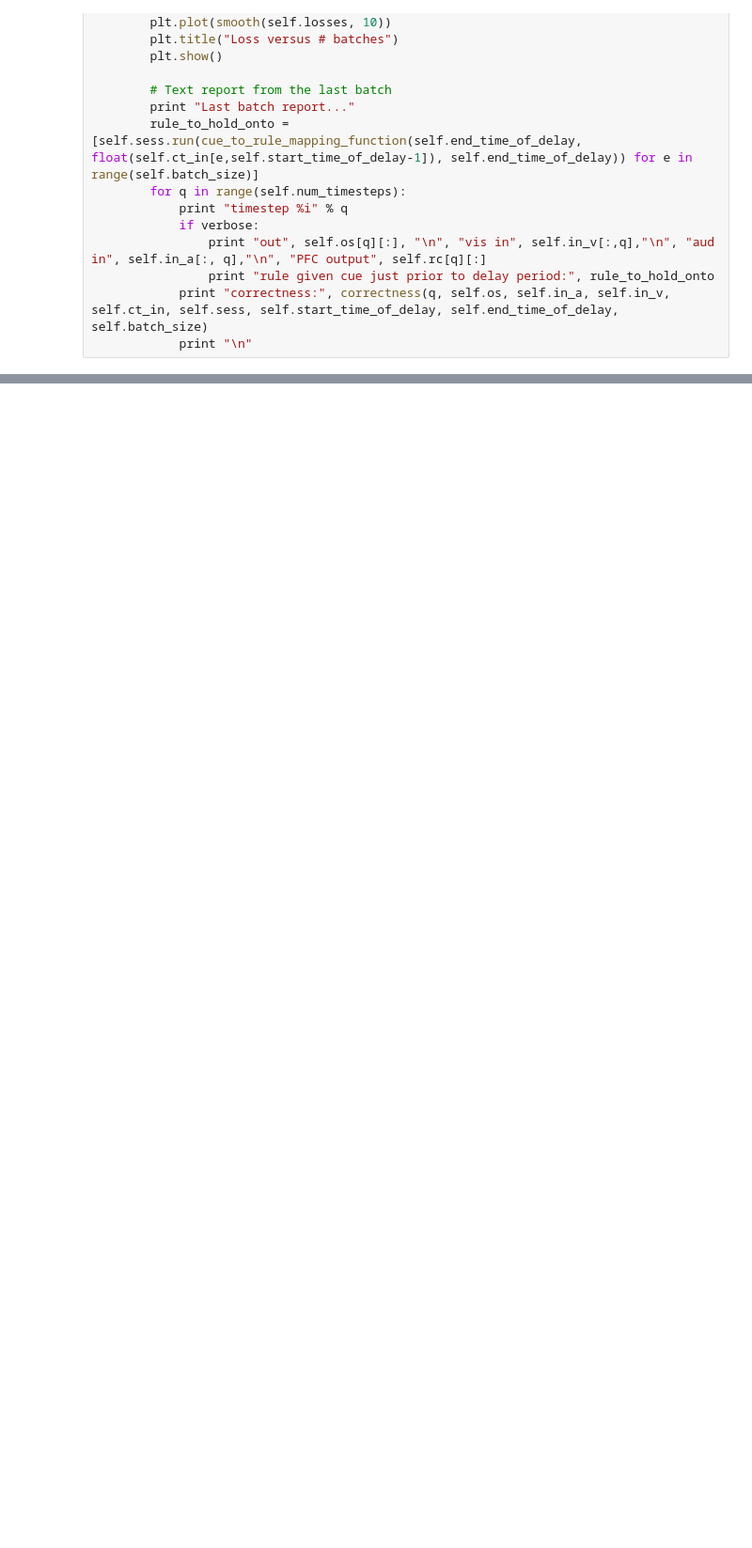
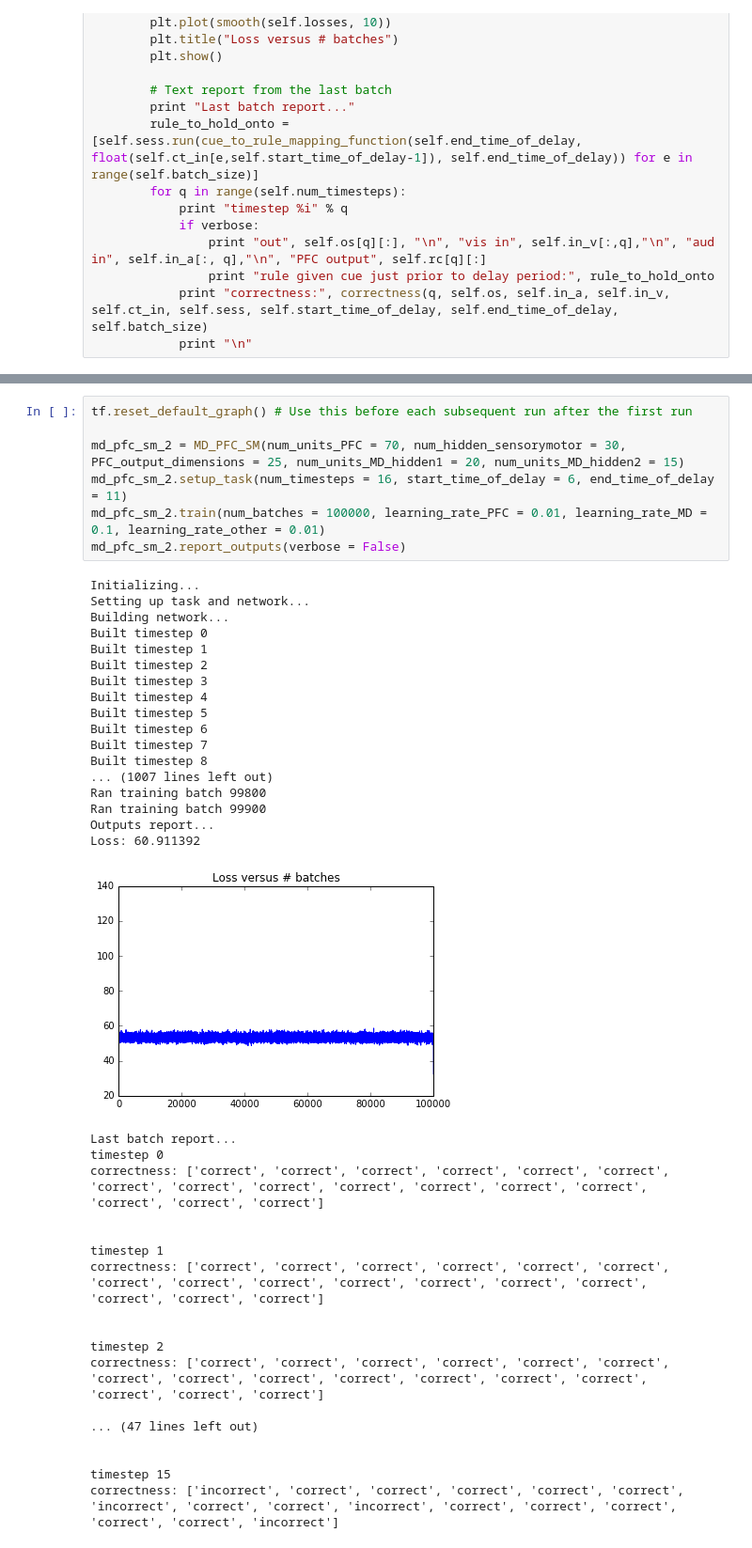
Before and after one commit to adammarblestone-zz/mediodorsalthalamus, a Jupyter notebook: MD_model_v008.ipynb, the cells around one changed output, grey strips where cells are left out. Shown: that part at 94% size. Drawn from its saved outputs; the diff is of its cells as text; blank space fills up the shorter version.

```diff
--- a/MD_model_v008.ipynb
+++ b/MD_model_v008.ipynb
@@ -334,0 +378,43 @@ correctness: ['incorrect', 'incorrect', 'correct', 'incorrect', 'incorrect', 'in
+# %%
+tf.reset_default_graph() # Use this before each subsequent run after the first run
+
+md_pfc_sm_2 = MD_PFC_SM(num_units_PFC = 70, num_hidden_sensorymotor = 30, PFC_output_dimensions = 25, num_units_MD_hidden1 = 20, num_units_MD_hidden2 = 15)
+md_pfc_sm_2.setup_task(num_timesteps = 16, start_time_of_delay = 6, end_time_of_delay = 11)
+md_pfc_sm_2.train(num_batches = 100000, learning_rate_PFC = 0.01, learning_rate_MD = 0.1, learning_rate_other = 0.01)
+md_pfc_sm_2.report_outputs(verbose = False)
+# %% [output]
+Initializing...
+Setting up task and network...
+Building network...
+Built timestep 0
+Built timestep 1
+Built timestep 2
+Built timestep 3
+Built timestep 4
+Built timestep 5
+Built timestep 6
+Built timestep 7
+Built timestep 8
+... (1007 lines left out)
+Ran training batch 99800
+Ran training batch 99900
+Outputs report...
+Loss: 60.911392
+[figure, added]
+Last batch report...
+timestep 0
+correctness: ['correct', 'correct', 'correct', 'correct', 'correct', 'correct', 'correct', 'correct', 'correct', 'correct', 'correct', 'correct', 'correct', 'correct', 'correct', 'correct']
+
+
+timestep 1
+correctness: ['correct', 'correct', 'correct', 'correct', 'correct', 'correct', 'correct', 'correct', 'correct', 'correct', 'correct', 'correct', 'correct', 'correct', 'correct', 'correct']
+
+
+timestep 2
+correctness: ['correct', 'correct', 'correct', 'correct', 'correct', 'correct', 'correct', 'correct', 'correct', 'correct', 'correct', 'correct', 'correct', 'correct', 'correct', 'correct']
+
+... (47 lines left out)
+
+
+timestep 15
+correctness: ['incorrect', 'correct', 'correct', 'correct', 'correct', 'correct', 'incorrect', 'correct', 'correct', 'incorrect', 'correct', 'correct', 'correct', 'correct', 'correct', 'incorrect']
```
Also changed, not shown: parts of 5 cells of this notebook.
